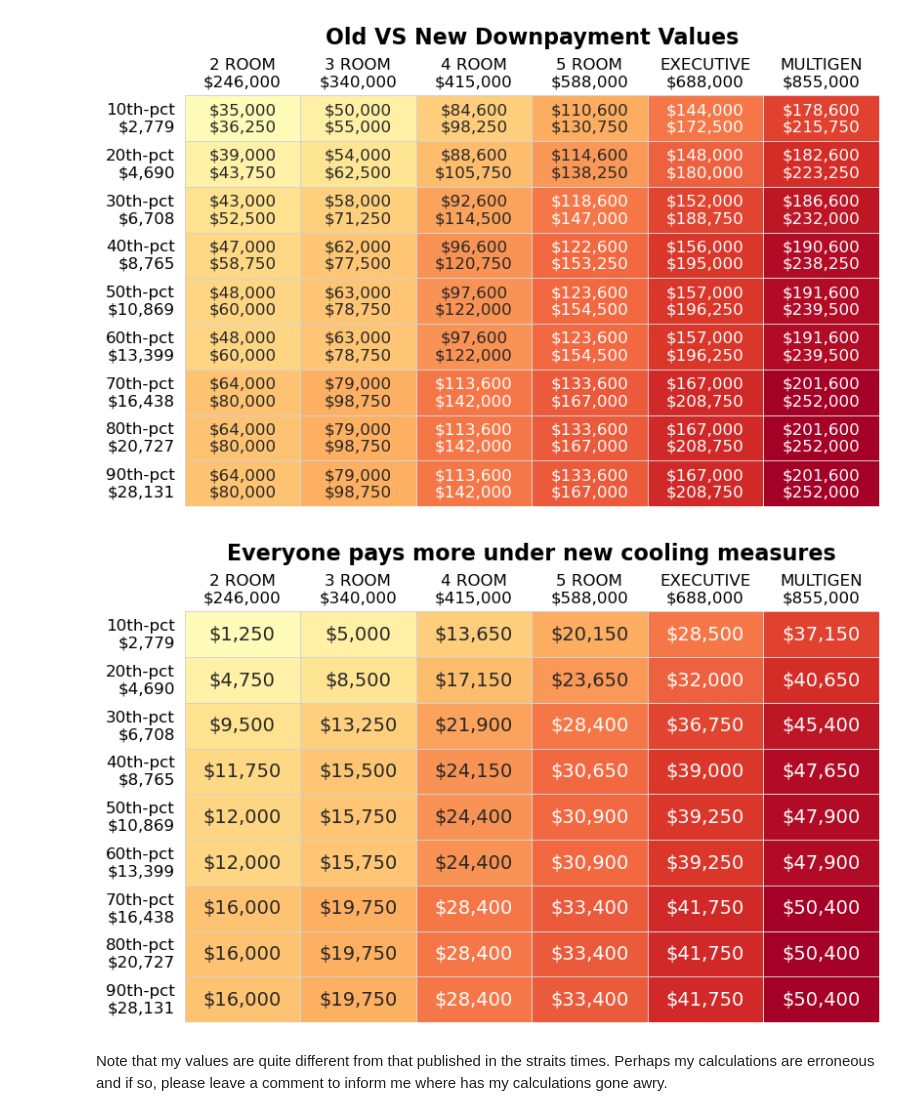
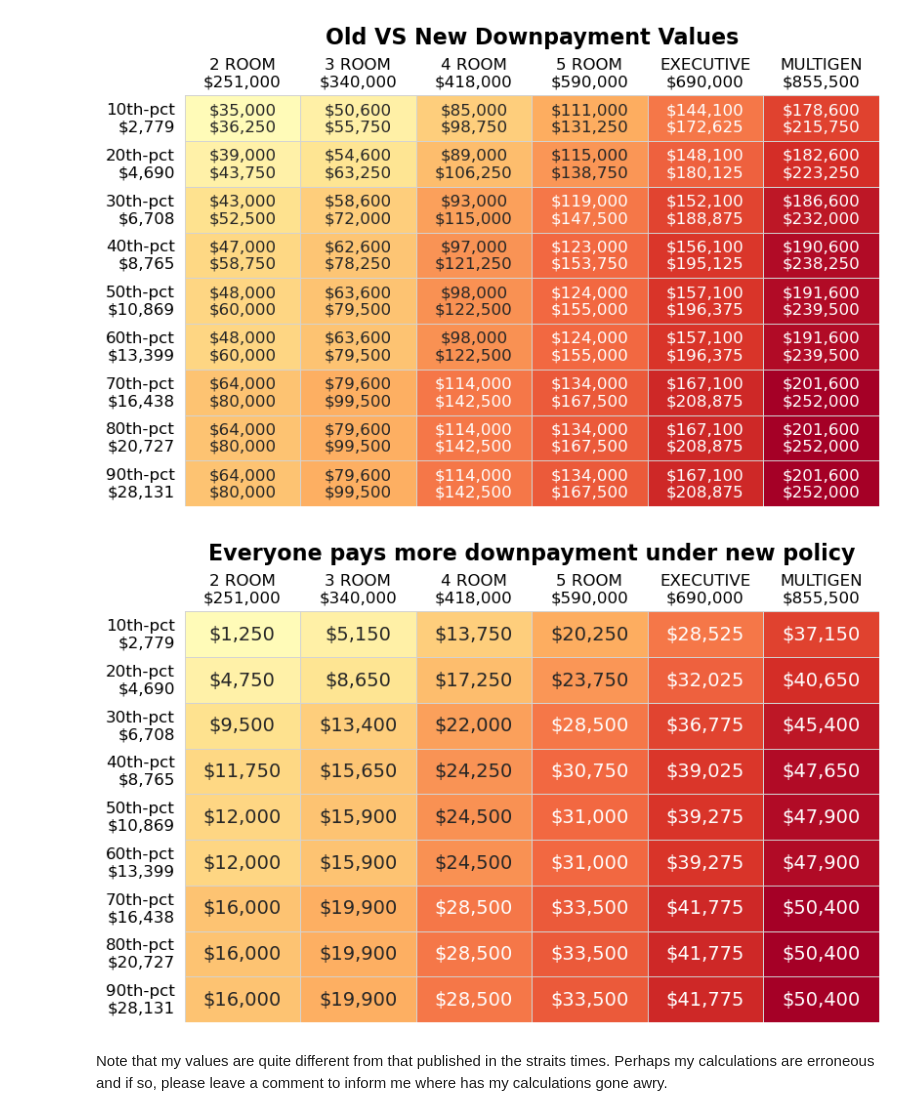
Before and after one commit to lzytimx/Portfolio, a Jupyter notebook: hdb_flats_analysis/monitoring_singpore_public_housing_kaggle.ipynb, the cells around one changed output. Saved outputs shown, nothing was run; the diff lists cells and outputs as text; code cells hidden in the pictures.

```diff
--- a/hdb_flats_analysis/monitoring_singpore_public_housing_kaggle.ipynb
+++ b/hdb_flats_analysis/monitoring_singpore_public_housing_kaggle.ipynb
@@ -44,10 +49,10 @@ from matplotlib.colors import LinearSegmentedColormap
 # %%
 # Loading resale flat transactions dataset
 try:
-    kaggle_file_loc = "../input/hdb-resale-prices/resale_hdb_price_for_kaggle_2024-31oct.csv"
+    kaggle_file_loc = "../input/hdb-resale-prices/resale_hdb_price_for_kaggle_2024-31dec.csv"
     df = pd.read_csv(kaggle_file_loc, parse_dates=["month"], index_col=0)
 except:
-    github_file_loc = "../datasets/resale_hdb_price_coords_mrt_30nov.csv"
+    github_file_loc = "../datasets/resale_hdb_price_coords_mrt_31dec.csv"
     df = pd.read_csv(github_file_loc, parse_dates=["month"], index_col=0)
 
 df["year"] = df["month"].dt.year
@@ -1117,35 +1192,35 @@ sns.heatmap(
 
 # modifying x labels
 flat_type = ["2 ROOM", "3 ROOM", "4 ROOM", "5 ROOM", "EXECUTIVE", "MULTIGEN"]
 flat_prices = flat_prices_pct.values
 xticklabs = [f"{x}\n${y:,.0f}" for x, y in zip(flat_type, flat_prices)]
 ax.set_xticks(ax.get_xticks())
 ax.set_xticklabels(xticklabs, fontsize=12, fontdict={"verticalalignment": "baseline"})
 ax.xaxis.tick_top()
 ax.tick_params(top=False)
 ax.set_facecolor("white")
 
 # modifying y labels
 yticklabs = [
     f"{(idx+1)*10}th-pct\n${val:,.0f}" for idx, val in enumerate(household_income_2023)
 ]
 ax.set_yticks(ax.get_yticks())
 ax.set_yticklabels(yticklabs, rotation="horizontal", fontsize=12, ha="right")
 ax.tick_params(left=False)
 
 # remove x and y labels
 ax.set_xlabel(None)
 ax.set_ylabel(None)
 
 ax.set_title(
-    "Everyone pays more under new cooling measures",
+    "Everyone pays more downpayment under new policy",
     size=16,
     loc="center",
     pad=10,
     weight="bold",
 );
 # %% [output]
-[figure, old version]
+[figure, new version]
 # %% [markdown]
 Note that my values are quite different from that published in the straits times. Perhaps my calculations are erroneous and if so, please leave a comment to inform me where has my calculations gone awry.
 # %% [markdown]
```
Also changed, not shown: parts of 23 cells of this notebook, 13 other files.
